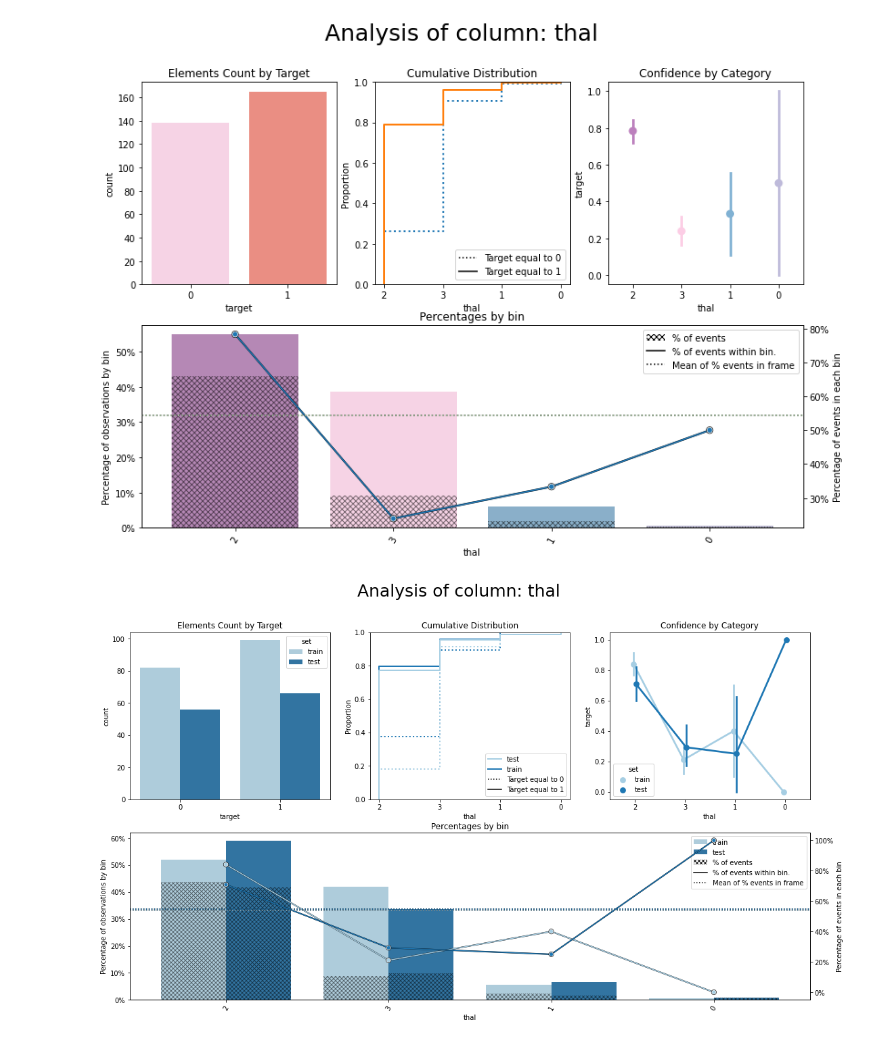
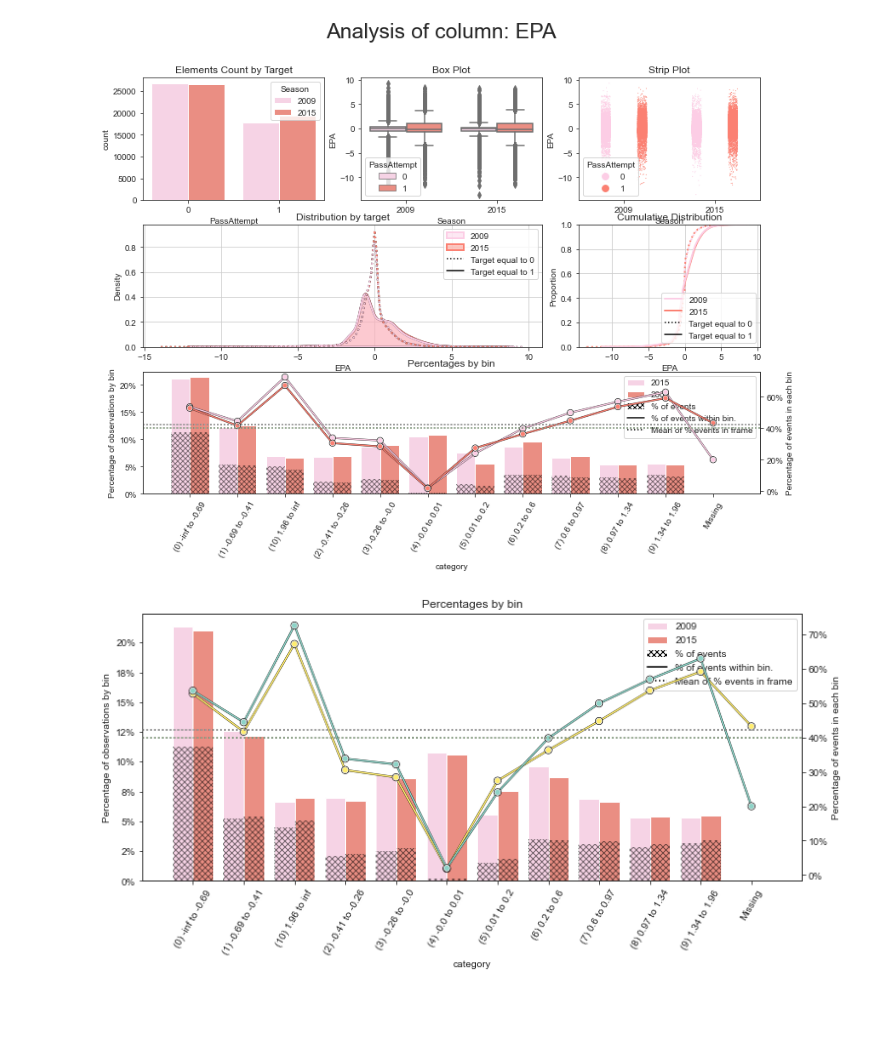
Before and after one commit to FedericoMontana/instrumentum, a Jupyter notebook: docs/examples_plots.ipynb, the cells around one changed output. Drawn from its saved outputs; the diff is of its cells as text; code cells hidden in the pictures; blank space fills up the shorter version.

```diff
--- a/docs/examples_plots.ipynb
+++ b/docs/examples_plots.ipynb
@@ -4,0 +11,17 @@
+# %%
+%load_ext autoreload
+%autoreload 2
+
+from sklearn.datasets import make_classification
+from sklearn.model_selection import train_test_split
+from matplotlib import style
+import pandas as pd
+import matplotlib.pyplot as plt
+import seaborn as sns
+from instrumentum.analysis.dashboards import dashboard_continuos_with_binary_target, dashboard_categorical_with_binary_target
+from instrumentum.analysis.plots import plot_continuos_bin_with_binary_target, plot_value_distribution, plot_value_heatmap
+
+from instrumentum.analysis.distribution_analyzer import DistAnalyzer
+
+# Standard visuals
+sns.set_style('ticks')
@@ -5 +31,8 @@
+# %%
+# Data to be used for these examples
+df = pd.read_csv("sample_data/01_sample_NFL.csv")
+
+# To have a "cluster" effect, we will use the season
+# only two years to be used to make things simpler
+df = df[df['Season'].isin([2009, 2015])]
 # %% [markdown]
@@ -21,8 +39,0 @@ The autoreload extension is already loaded. To reload it, use:
-# %%
-df = pd.read_csv("sample_data/heart.csv")
-df_a, df_b = train_test_split(df, test_size=0.4)
-df_a["set"], df_b["set"] = "train", "test"
-df = pd.concat([df_a, df_b], axis=0)
-
-dashboard_continuos_with_binary_target(df, x="age", y="target", cluster="set")
-plt.show()
@@ -31,10 +96,15 @@ plt.show()
 # %%
-fig1 = dashboard_categorical_with_binary_target(df, x="thal", y="target", cluster=None, palette="Set3_r")
-fig2 = dashboard_categorical_with_binary_target(df, x="thal", y="target", cluster="set", palette="Paired")
-
+# Using the dashboard plots directly
+fig1 = dashboard_continuos_with_binary_target(df, x="EPA", y="PassAttempt", cluster="Season", palette="Set3_r")
 fig1.set_size_inches(13, 9)
 
 plt.show()
 # %% [output]
-[figure, old version]
+[figure, new version]
-[figure, removed]
+# %%
+# Even lower, the plot one of the plots directly
+# we have to create the ax in this case
+fig, ax = plt.subplots(figsize=(12,5))
+plot_continuos_bin_with_binary_target(df, ax=ax, x="EPA", y="PassAttempt", cluster="Season", master_clust=2009, palette="Set3_r")
+# %% [output]
+[figure, added]
```
Also changed, not shown: parts of 11 cells of this notebook, 13 other files.
